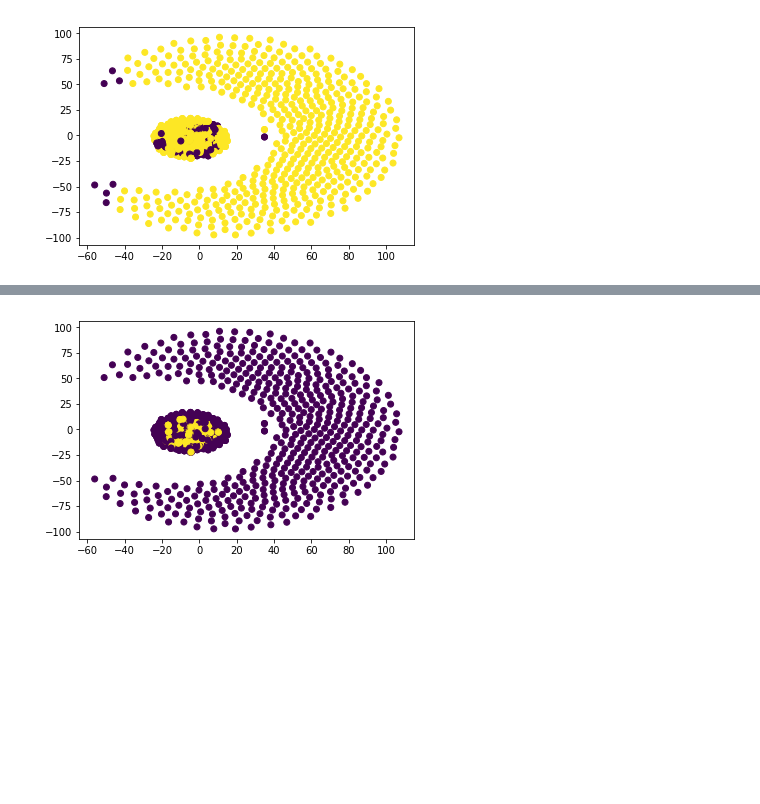
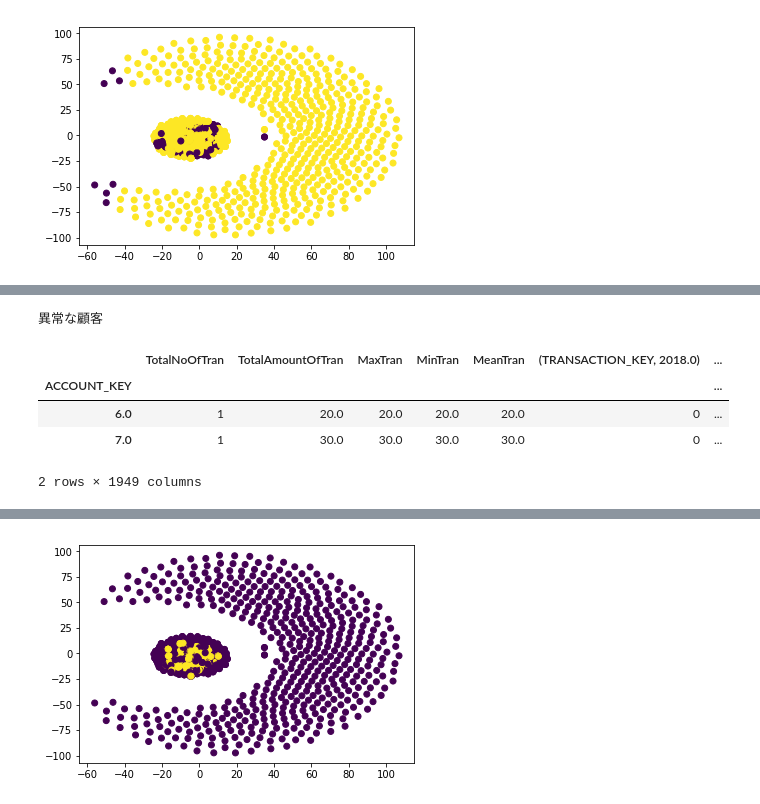
Before and after one commit to gucchi123/sas_sample, a Jupyter notebook: clustering.ipynb, the cells around one changed output, grey strips where cells are left out. Drawn from its saved outputs; the diff is of its cells as text; code cells hidden in the pictures; blank space fills up the shorter version.

```diff
--- a/clustering.ipynb
+++ b/clustering.ipynb
@@ -407,0 +443,10 @@ plt.legend()
+# %%
+print("異常な顧客")
+fingerprint_origin.iloc[np.where(y_pred_lof==-1)[0][:2], :]
+# %% [output]
+異常な顧客
+|  | TotalNoOfTran | TotalAmountOfTran | MaxTran | MinTran | MeanTran | (TRANSACTION_KEY, 2018.0) | ... |
+| ACCOUNT_KEY |  |  |  |  |  |  | ... |
+| 6.0 | 1 | 20.0 | 20.0 | 20.0 | 20.0 | 0 | ... |
+| 7.0 | 1 | 30.0 | 30.0 | 30.0 | 30.0 | 0 | ... |
+2 rows × 1949 columns
```
Also changed, not shown: parts of 6 cells of this notebook.
